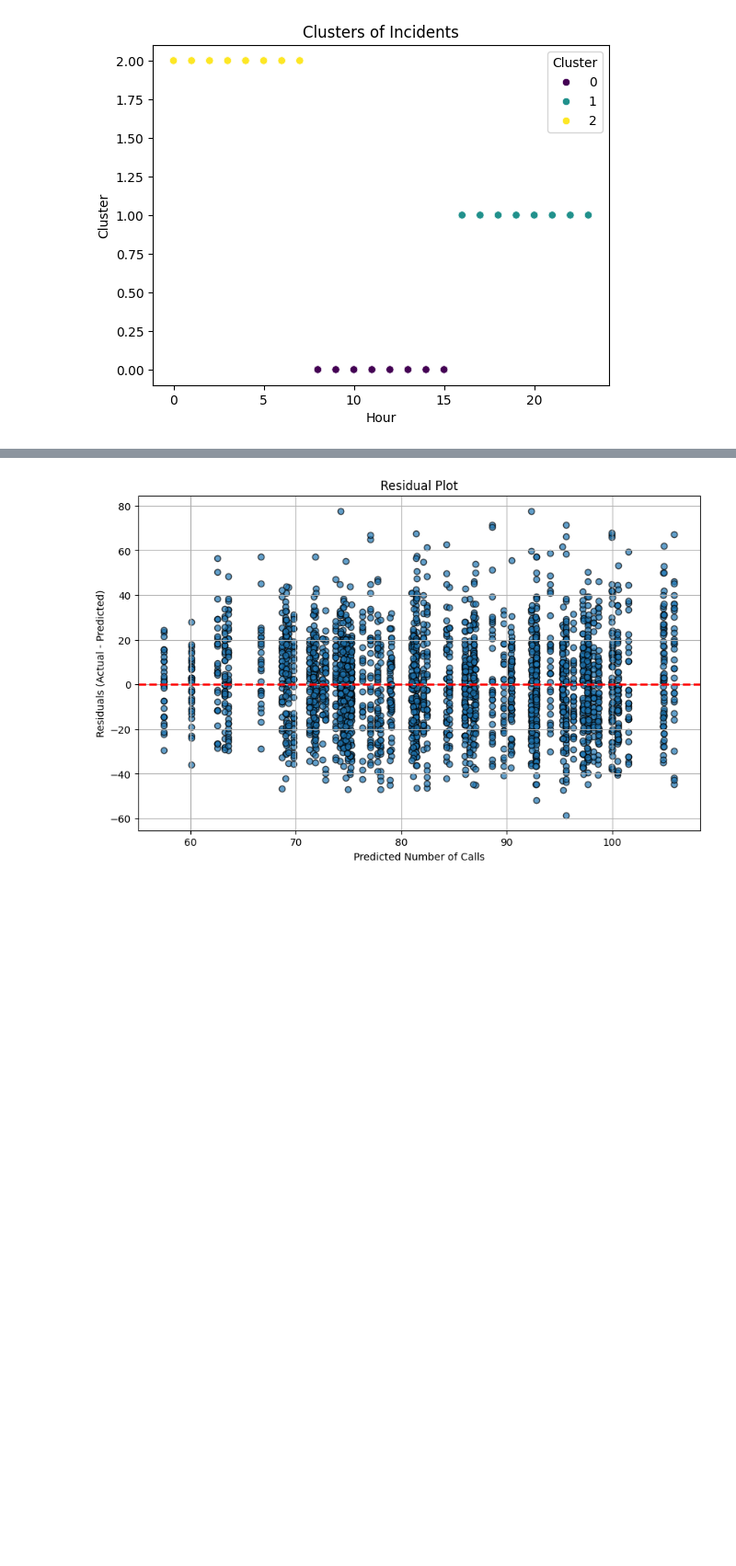
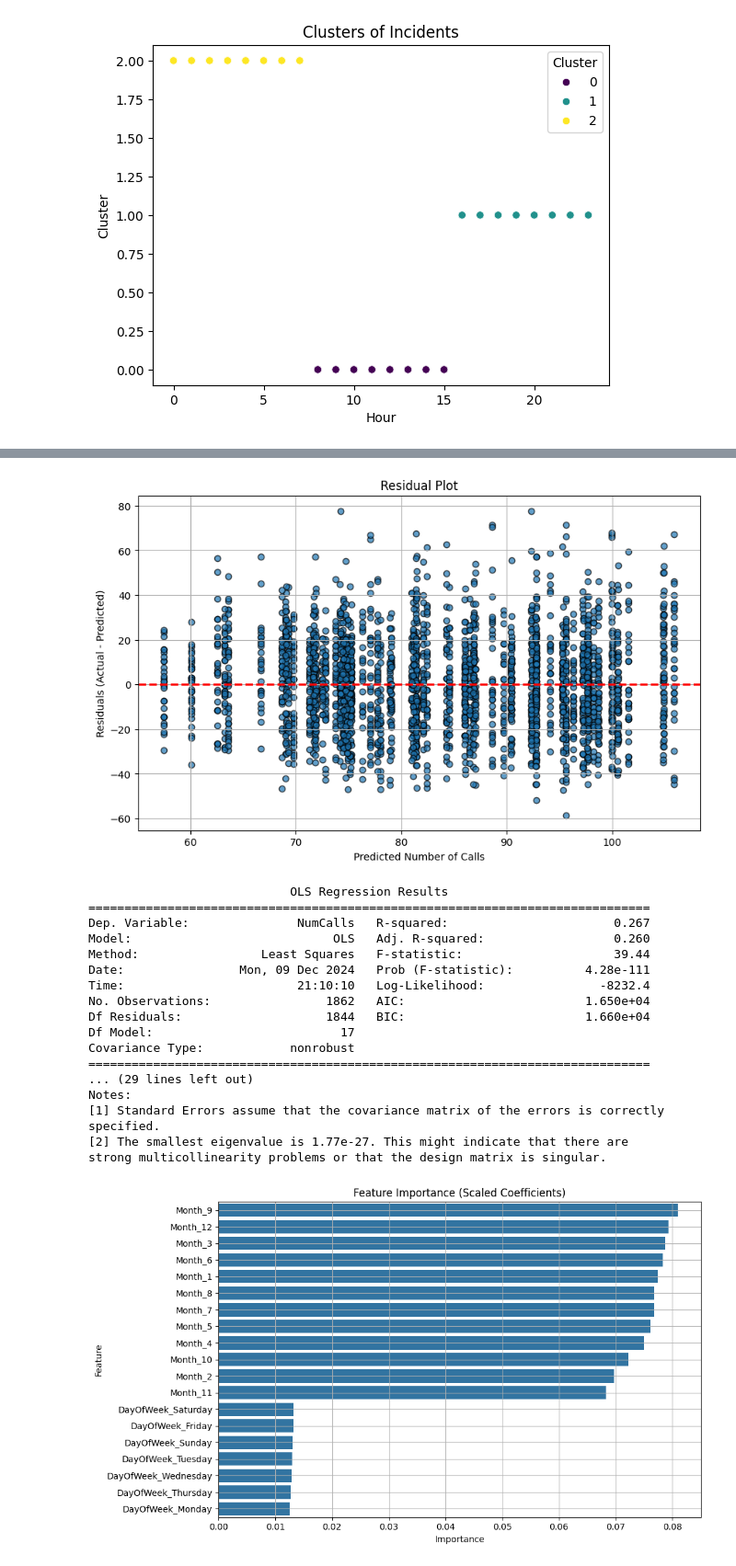
Before and after one commit to dubepaige/BTVpolice-Project, a Jupyter notebook: modeling.ipynb, the cells around one changed output, grey strips where cells are left out. Shown at 92% size. Saved outputs shown, nothing was run; the diff lists cells and outputs as text; code cells hidden in the pictures; blank space fills up the shorter version.

Commit message:
models

```diff
--- a/modeling.ipynb
+++ b/modeling.ipynb
@@ -144,30 +152,101 @@ R^2 Score: 0.2447581207304783
 # %%
 import matplotlib.pyplot as plt
 
 # Plot Actual vs. Predicted
 plt.figure(figsize=(10, 6))
 plt.scatter(y_test, y_pred, alpha=0.7, edgecolors='k')
 plt.plot([y_test.min(), y_test.max()], [y_test.min(), y_test.max()], 'r--', lw=2, label='Perfect Prediction')
 plt.title('Actual vs. Predicted Calls')
 plt.xlabel('Actual Number of Calls')
 plt.ylabel('Predicted Number of Calls')
 plt.legend()
 plt.grid()
 plt.show()
 
 # Residual Plot
 residuals = y_test - y_pred
 plt.figure(figsize=(10, 6))
 plt.scatter(y_pred, residuals, alpha=0.7, edgecolors='k')
 plt.axhline(0, color='r', linestyle='--', lw=2)
 plt.title('Residual Plot')
 plt.xlabel('Predicted Number of Calls')
 plt.ylabel('Residuals (Actual - Predicted)')
 plt.grid()
 plt.show()
+import statsmodels.api as sm
+
+# Assuming `X_train` and `y_train` are the training data used in your linear regression
+X_train_sm = sm.add_constant(X_train)  # Add a constant (intercept term)
+model_sm = sm.OLS(y_train, X_train_sm).fit()
+
+# Display the summary, including p-values
+print(model_sm.summary())
+
+# Feature Importance Visualization
+# Extract feature names (from one-hot encoding) and their corresponding coefficients
+feature_names = ['const'] + encoder.get_feature_names_out(['DayOfWeek', 'Month']).tolist()
+coefficients = model_sm.params
+
+# Create a bar plot for feature importance
+import numpy as np
+import matplotlib.pyplot as plt
+import seaborn as sns
+from sklearn.preprocessing import StandardScaler
+
+# Standardize the features
+scaler = StandardScaler()
+X_train_scaled = scaler.fit_transform(X_train)
+
+# Fit the model again on scaled data
+model_sm = sm.OLS(y_train, sm.add_constant(X_train_scaled)).fit()
+
+# Get the absolute value of coefficients (normalized) and sort them
+importance = np.abs(model_sm.params[1:])  # Excluding the intercept
+importance = importance / importance.sum()  # Normalize to get proportions
+
+# Get feature names (same as above, adjusting if you have encoded features)
+feature_names = ['const'] + encoder.get_feature_names_out(['DayOfWeek', 'Month']).tolist()
+feature_names = feature_names[1:]  # Remove 'const' since it's not a feature
+
+# Create a dataframe for better visualization
+feature_importance_df = pd.DataFrame({
+    'Feature': feature_names,
+    'Importance': importance
+})
+
+# Sort by importance
+feature_importance_df = feature_importance_df.sort_values(by='Importance', ascending=False)
+
+# Plot the feature importance
+plt.figure(figsize=(10, 6))
+sns.barplot(x='Importance', y='Feature', data=feature_importance_df)
+plt.title('Feature Importance (Scaled Coefficients)')
+plt.xlabel('Importance')
+plt.ylabel('Feature')
+plt.grid(True)
+plt.tight_layout()
+plt.show()
 # %% [output]
 [figure]
 [figure]
+                            OLS Regression Results
+==============================================================================
+Dep. Variable:               NumCalls   R-squared:                       0.267
+Model:                            OLS   Adj. R-squared:                  0.260
+Method:                 Least Squares   F-statistic:                     39.44
+Date:                Mon, 09 Dec 2024   Prob (F-statistic):          4.28e-111
+Time:                        21:10:10   Log-Likelihood:                -8232.4
+No. Observations:                1862   AIC:                         1.650e+04
+Df Residuals:                    1844   BIC:                         1.660e+04
+Df Model:                          17
+Covariance Type:            nonrobust
+==============================================================================
+... (29 lines left out)
+Notes:
+[1] Standard Errors assume that the covariance matrix of the errors is correctly specified.
+[2] The smallest eigenvalue is 1.77e-27. This might indicate that there are
+strong multicollinearity problems or that the design matrix is singular.
+[figure, added]
 # %%
 import pandas as pd
 from sklearn.model_selection import train_test_split
```
Also changed, not shown: parts of 5 cells of this notebook.
